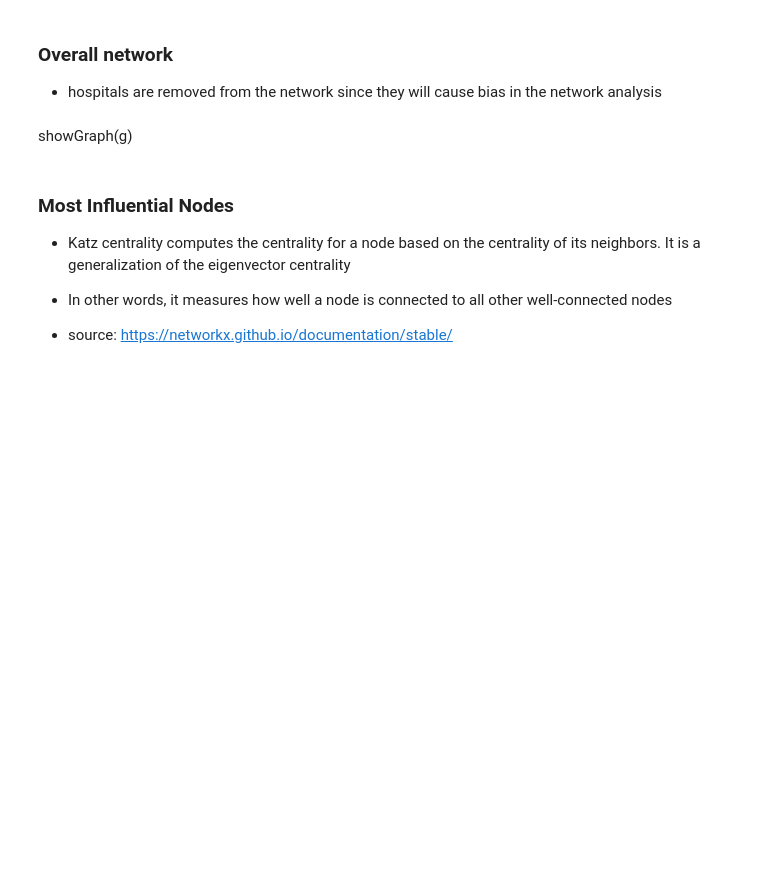
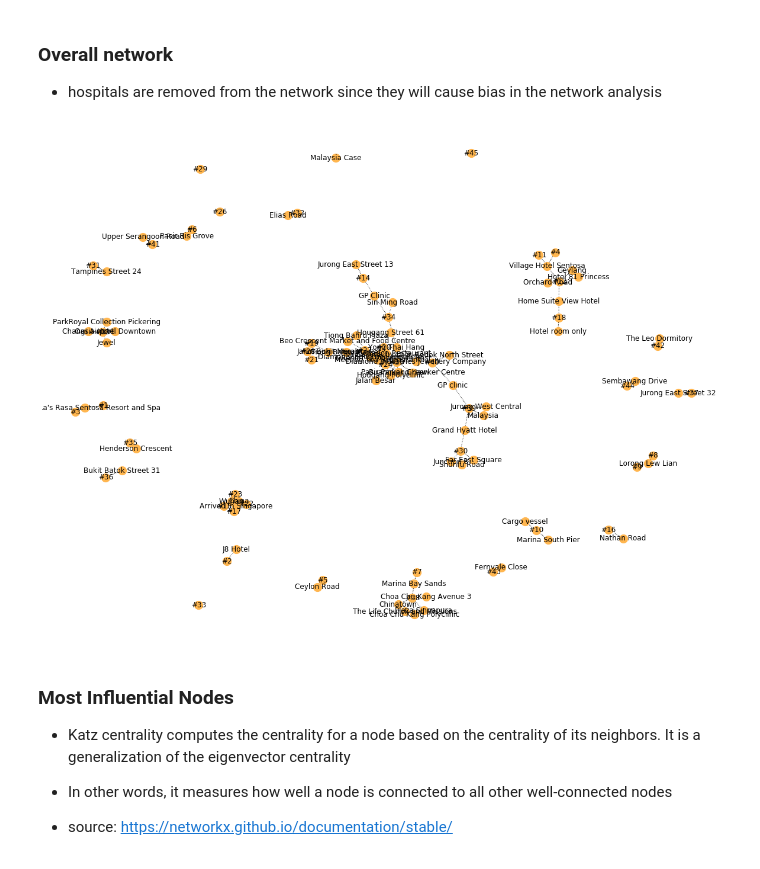
Before and after one commit to leebond/sgwuhan-network, a Jupyter notebook: SG Wuhan Network Analysis.ipynb, the cells around one changed output. Drawn from its saved outputs; the diff is of its cells as text; code cells hidden in the pictures; blank space fills up the shorter version.

```diff
--- a/SG Wuhan Network Analysis.ipynb
+++ b/SG Wuhan Network Analysis.ipynb
@@ -34,8 +34,10 @@ g = loadGraph(g, data_dict)
 # %% [markdown]
 ### Overall network
 - hospitals are removed from the network since they will cause bias in the network analysis
-# %% [markdown]
-showGraph(g)
+# %%
+showGraph(g)
+# %% [output]
+[figure, added]
 # %% [markdown]
 ###  Most Influential Nodes
 - Katz centrality computes the centrality for a node based on the centrality of its neighbors. It is a generalization of the eigenvector centrality
```
Also changed, not shown: parts of 3 cells of this notebook.
